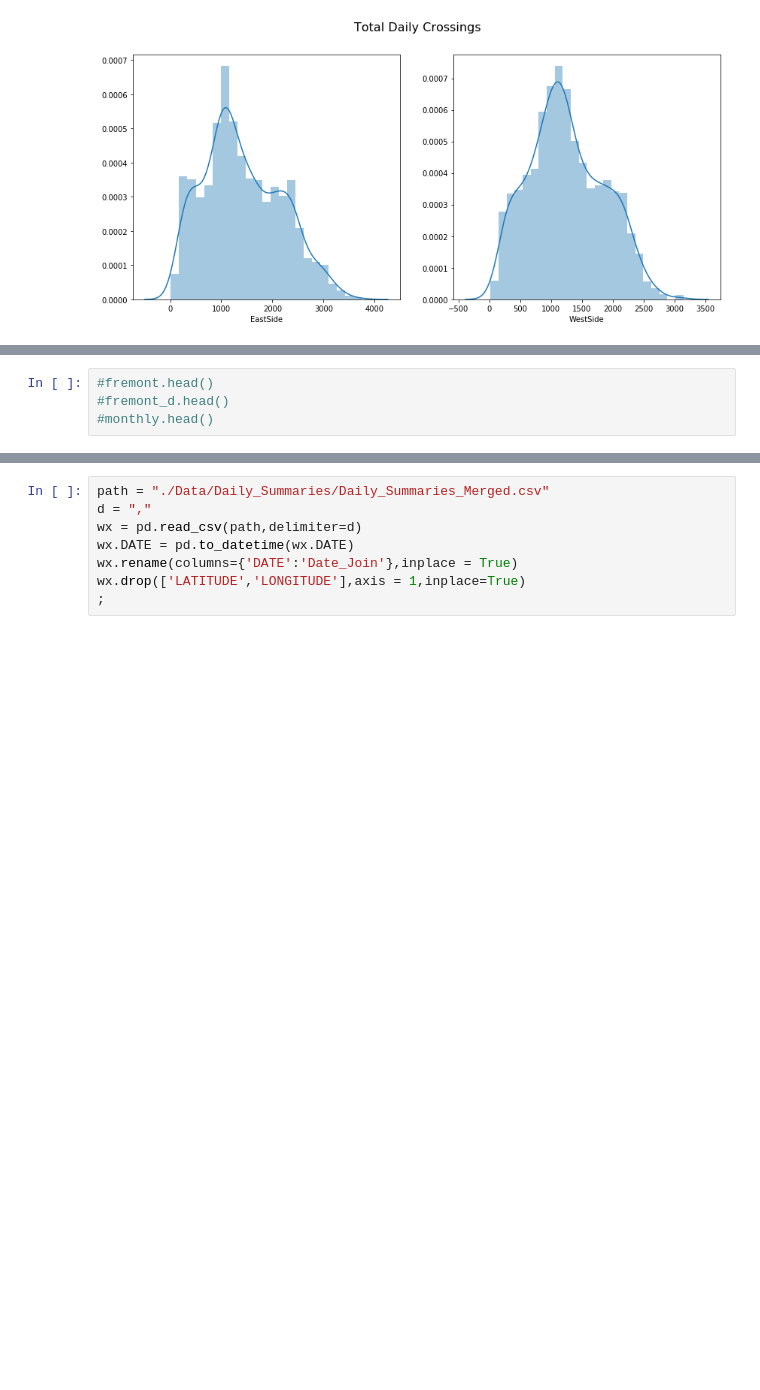
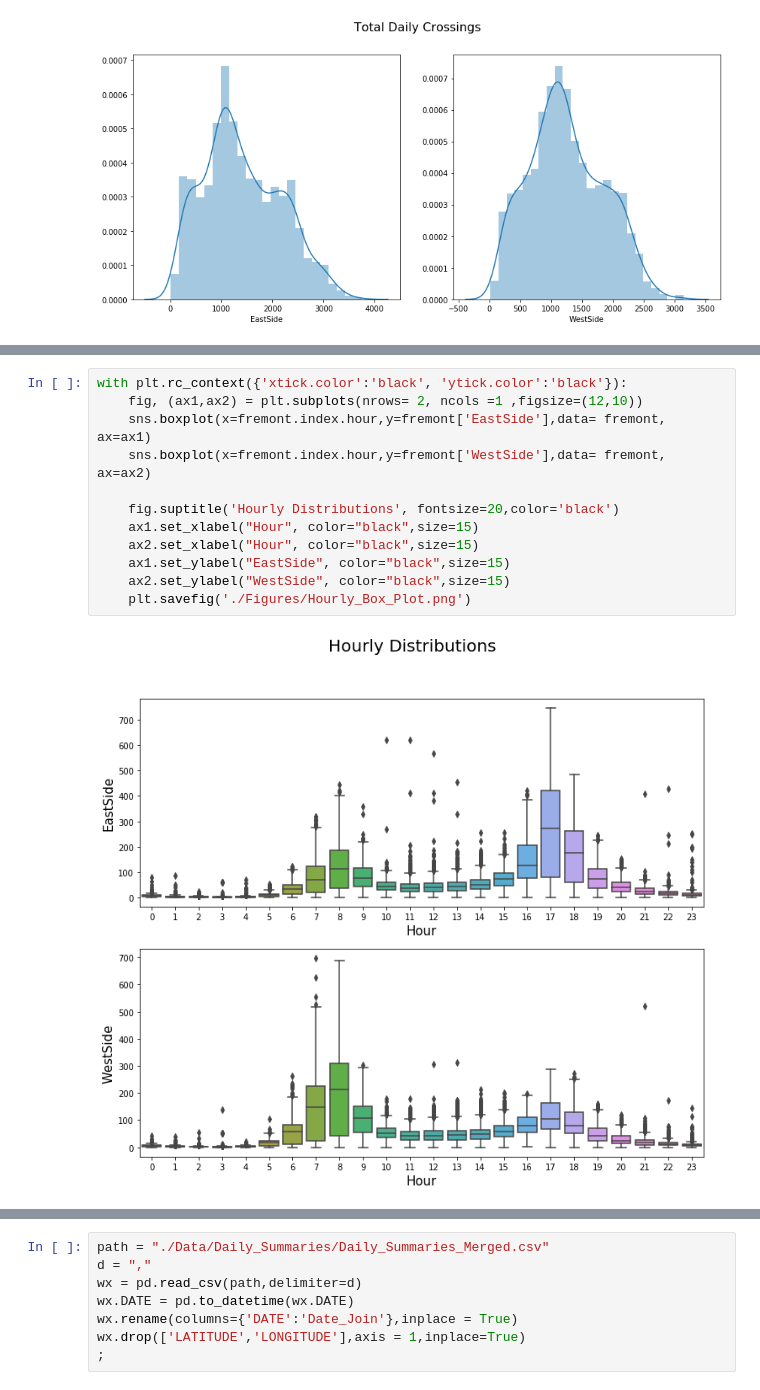
Before and after one commit to codyRing/Data_Science_Captstone, a Jupyter notebook: Final_Graphs.ipynb, the cells around one changed output, grey strips where cells are left out. Cells and saved outputs as stored; diff of their text form; blank space fills up the shorter version.

```diff
--- a/Final_Graphs.ipynb
+++ b/Final_Graphs.ipynb
@@ -144,4 +149,14 @@ plt.savefig('./Figures/Four_Week_Average.png')
-# %%
-#fremont.head()
-#fremont_d.head()
-#monthly.head()
+# %%
+with plt.rc_context({'xtick.color':'black', 'ytick.color':'black'}):
+    fig, (ax1,ax2) = plt.subplots(nrows= 2, ncols =1 ,figsize=(12,10))
+    sns.boxplot(x=fremont.index.hour,y=fremont['EastSide'],data= fremont, ax=ax1)
+    sns.boxplot(x=fremont.index.hour,y=fremont['WestSide'],data= fremont, ax=ax2)
+
+    fig.suptitle('Hourly Distributions', fontsize=20,color='black')
+    ax1.set_xlabel("Hour", color="black",size=15)
+    ax2.set_xlabel("Hour", color="black",size=15)
+    ax1.set_ylabel("EastSide", color="black",size=15)
+    ax2.set_ylabel("WestSide", color="black",size=15)
+    plt.savefig('./Figures/Hourly_Box_Plot.png')
+# %% [output]
+[figure, added]
```
Also changed, not shown: parts of 23 cells of this notebook, 14 other files.
